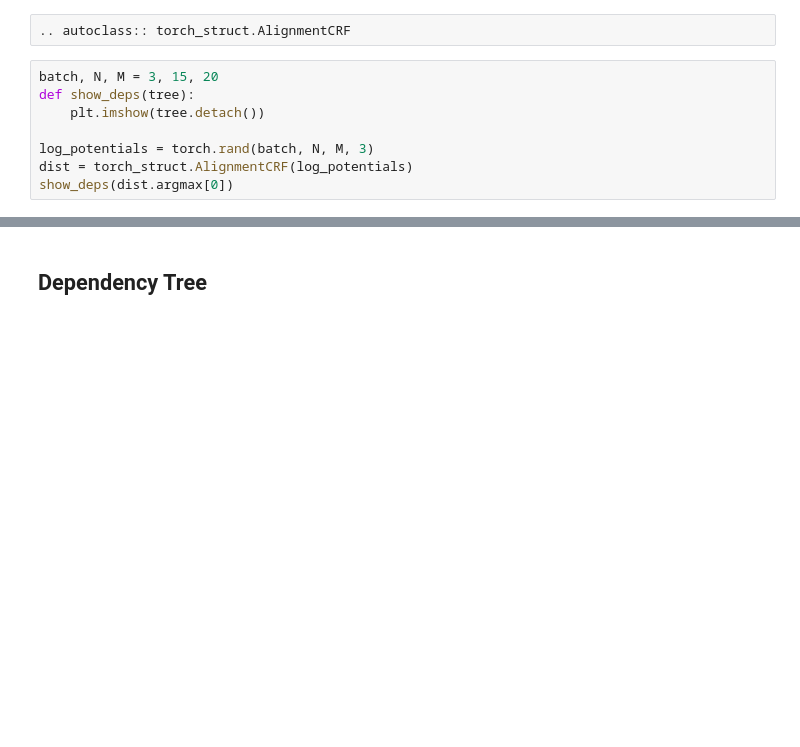
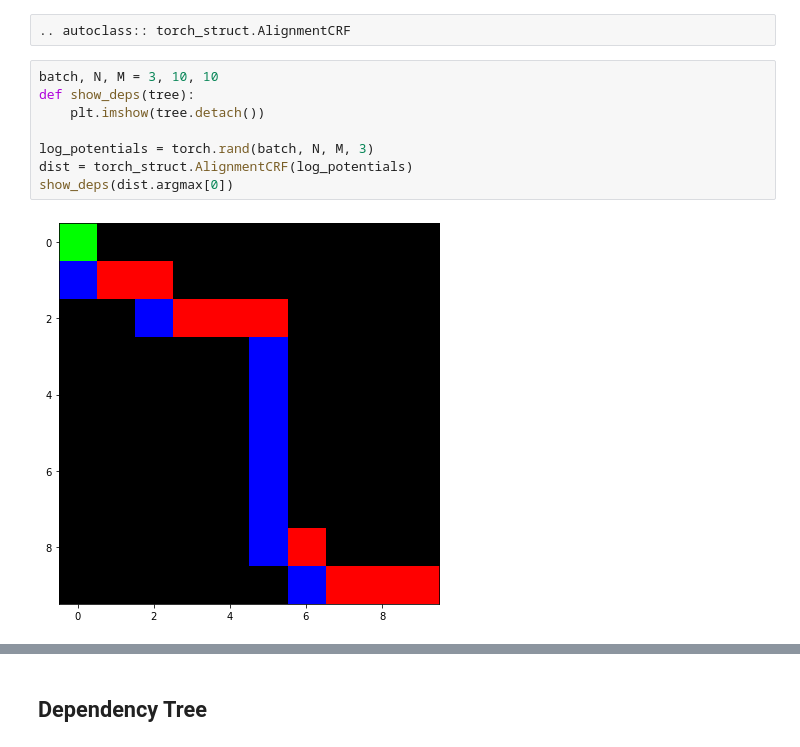
Before and after one commit to harvardnlp/pytorch-struct, a Jupyter notebook: docs/source/model.ipynb, the cells around one changed output, grey strips where cells are left out. Drawn from its saved outputs; the diff is of its cells as text; blank space fills up the shorter version.

```diff
--- a/docs/source/model.ipynb
+++ b/docs/source/model.ipynb
@@ -70,10 +82,12 @@ show_sm(event[0])
 # %% [raw]
 .. autoclass:: torch_struct.AlignmentCRF
 # %%
-batch, N, M = 3, 15, 20
+batch, N, M = 3, 10, 10
 def show_deps(tree):
     plt.imshow(tree.detach())
 
 log_potentials = torch.rand(batch, N, M, 3)
 dist = torch_struct.AlignmentCRF(log_potentials)
 show_deps(dist.argmax[0])
+# %% [output]
+[figure, added]
```
Also changed, not shown: parts of 12 cells of this notebook, 3 other files.
